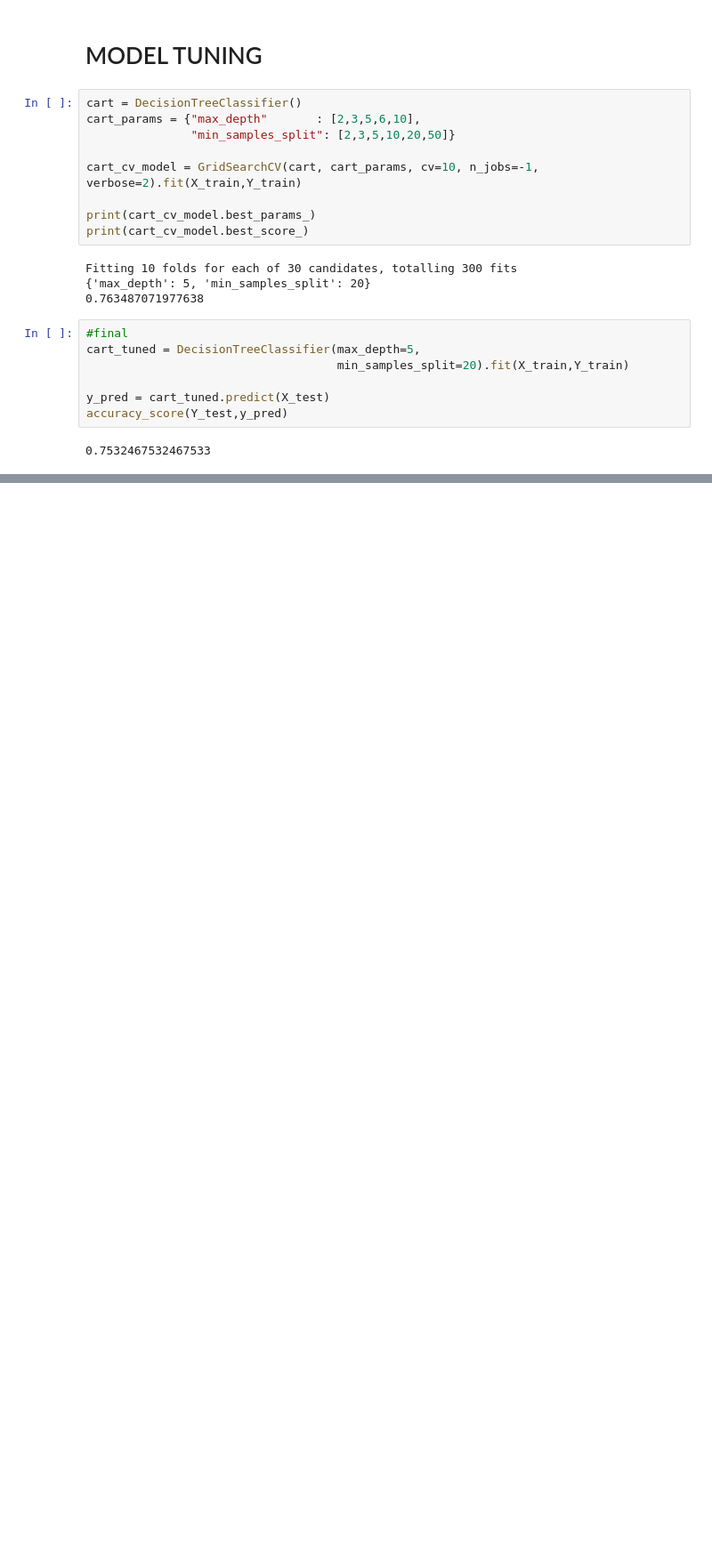
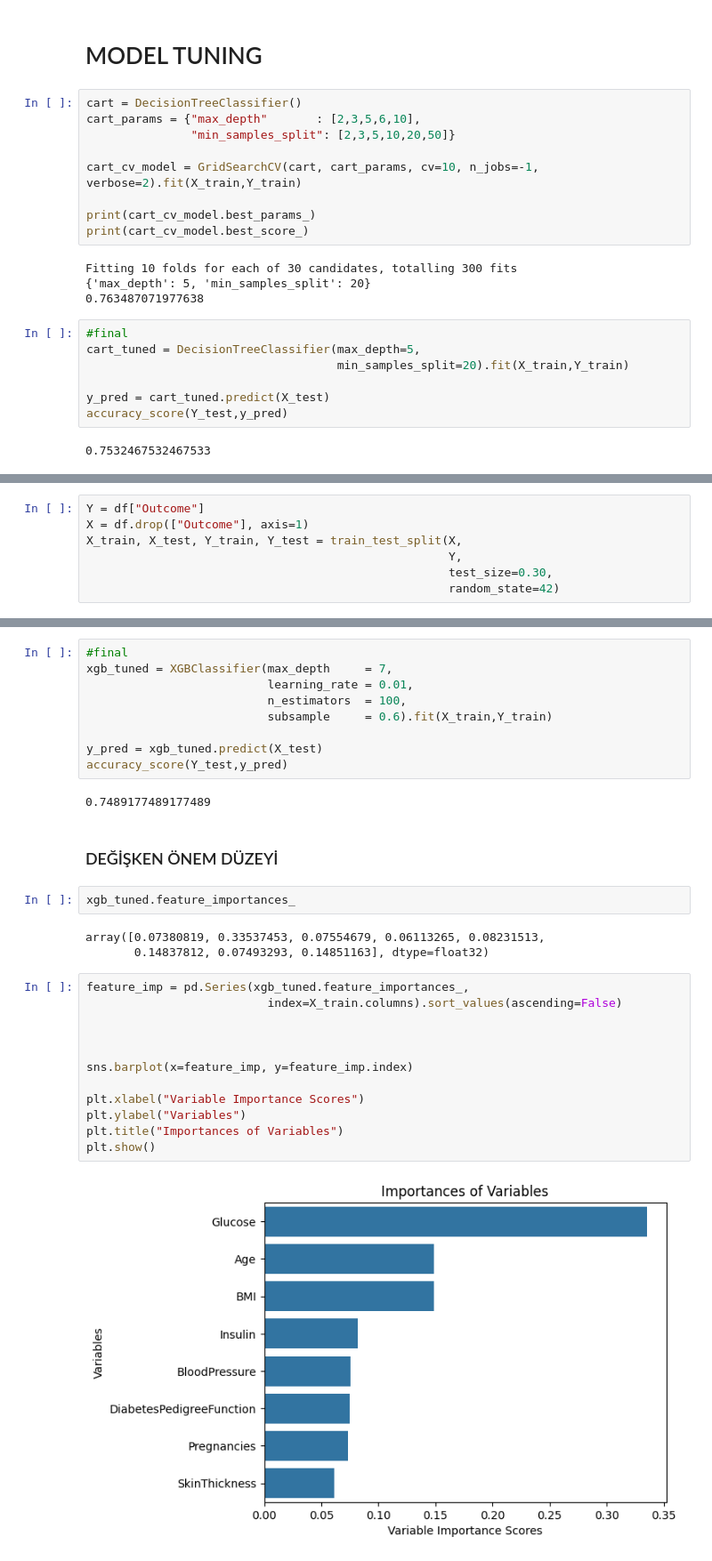
Before and after one commit to giraydorukyurt7/Data_Science-And-Artificial_Intelligence-Journeys, a Jupyter notebook: Machine_Learning/classification/classification.ipynb, the cells around one changed output, grey strips where cells are left out. Shown: that part at 89% size. Saved outputs shown, nothing was run; the diff lists cells and outputs as text; blank space fills up the shorter version.

```diff
--- a/Machine_Learning/classification/classification.ipynb
+++ b/Machine_Learning/classification/classification.ipynb
@@ -571,0 +780,7 @@ accuracy_score(Y_test,y_pred)
+# %%
+Y = df["Outcome"]
+X = df.drop(["Outcome"], axis=1)
+X_train, X_test, Y_train, Y_test = train_test_split(X,
+                                                    Y,
+                                                    test_size=0.30,
+                                                    random_state=42)
@@ -571,0 +852,32 @@ accuracy_score(Y_test,y_pred)
+# %%
+#final
+xgb_tuned = XGBClassifier(max_depth     = 7,
+                          learning_rate = 0.01,
+                          n_estimators  = 100,
+                          subsample     = 0.6).fit(X_train,Y_train)
+
+y_pred = xgb_tuned.predict(X_test)
+accuracy_score(Y_test,y_pred)
+# %% [output]
+0.7489177489177489
+# %% [markdown]
+### DEĞİŞKEN ÖNEM DÜZEYİ
+# %%
+xgb_tuned.feature_importances_
+# %% [output]
+array([0.07380819, 0.33537453, 0.07554679, 0.06113265, 0.08231513,
+       0.14837812, 0.07493293, 0.14851163], dtype=float32)
+# %%
+feature_imp = pd.Series(xgb_tuned.feature_importances_,
+                          index=X_train.columns).sort_values(ascending=False)
+
+
+
+sns.barplot(x=feature_imp, y=feature_imp.index)
+
+plt.xlabel("Variable Importance Scores")
+plt.ylabel("Variables")
+plt.title("Importances of Variables")
+plt.show()
+# %% [output]
+[figure, added]
```
Also changed, not shown: parts of 69 cells of this notebook, 19 other files.
